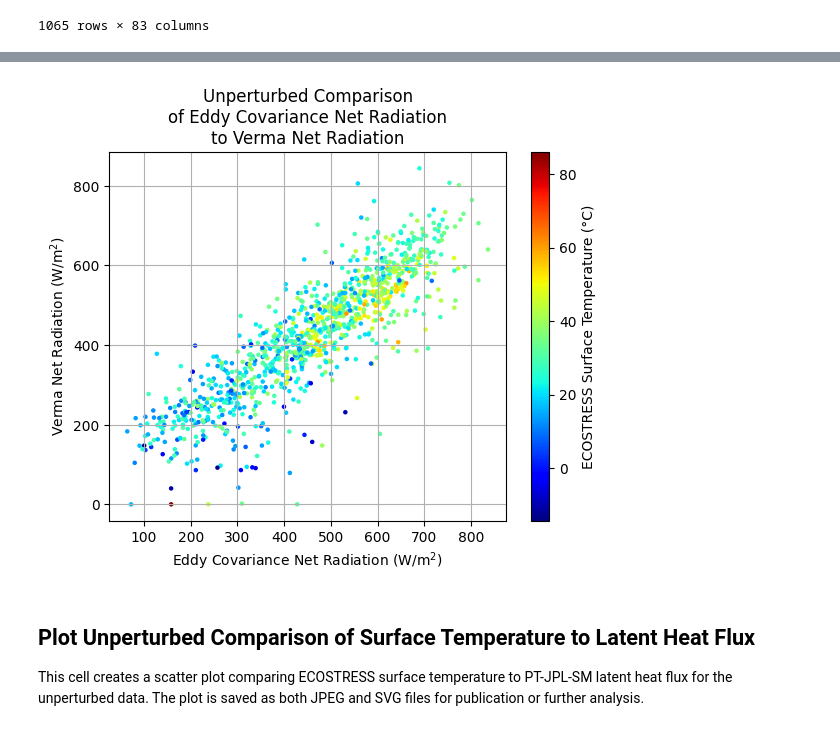
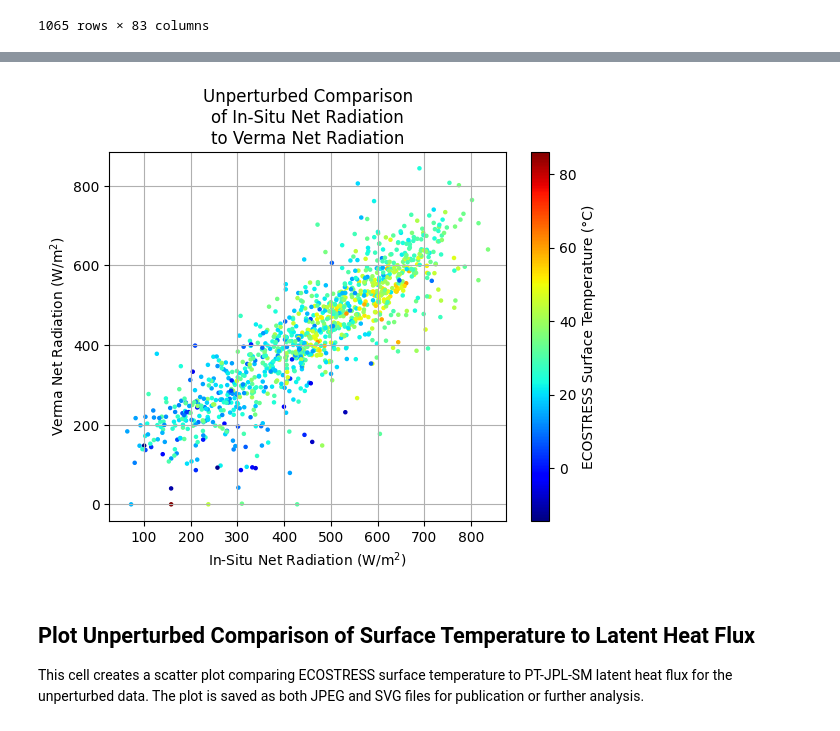
Before and after one commit to gregory-halverson-jpl/verma-net-radiation, a Jupyter notebook: notebooks/Verma Net Radiation Sensitivity with ECOv002 Cal-Val.ipynb, the cells around one changed output, grey strips where cells are left out. Saved outputs shown, nothing was run; the diff lists cells and outputs as text; code cells hidden in the pictures.

```diff
--- a/notebooks/Verma Net Radiation Sensitivity with ECOv002 Cal-Val.ipynb
+++ b/notebooks/Verma Net Radiation Sensitivity with ECOv002 Cal-Val.ipynb
@@ -99,23 +99,23 @@ Index(['Unnamed: 0', 'ID', 'vegetation', 'climate', 'STICinst', 'BESSinst',
 # %%
 sc = plt.scatter(
     x=processed.NETRAD_filt,
     y=processed.Rn_Wm2,
     c=processed.ST_C,
     cmap="jet",
     color=None,
     s=5
 )
 
 plt.grid(True, zorder=0)
-plt.xlabel("Eddy Covariance Net Radiation (W/m$^2$)")
+plt.xlabel("In-Situ Net Radiation (W/m$^2$)")
 plt.ylabel("Verma Net Radiation (W/m$^2$)")
-plt.title("Unperturbed Comparison\nof Eddy Covariance Net Radiation\nto Verma Net Radiation")
+plt.title("Unperturbed Comparison\nof In-Situ Net Radiation\nto Verma Net Radiation")
 plt.colorbar(sc, label="ECOSTRESS Surface Temperature (°C)")
-plt.savefig("Unperturbed Comparison of Eddy Covariance Net Radiation to Verma Net Radiation.jpeg", format='jpeg', bbox_inches='tight')
-plt.savefig("Unperturbed Comparison of Eddy Covariance Net Radiation to Verma Net Radiation.svg", format='svg', bbox_inches='tight')
+plt.savefig("Unperturbed Comparison of In-Situ Net Radiation to Verma Net Radiation.jpeg", format='jpeg', bbox_inches='tight')
+plt.savefig("Unperturbed Comparison of In-Situ Net Radiation to Verma Net Radiation.svg", format='svg', bbox_inches='tight')
 plt.show()
 # %% [output]
-[figure, old version]
+[figure, new version]
 # %% [markdown]
 ## Plot Unperturbed Comparison of Surface Temperature to Latent Heat Flux
 
```
Also changed, not shown: 2 other files.
